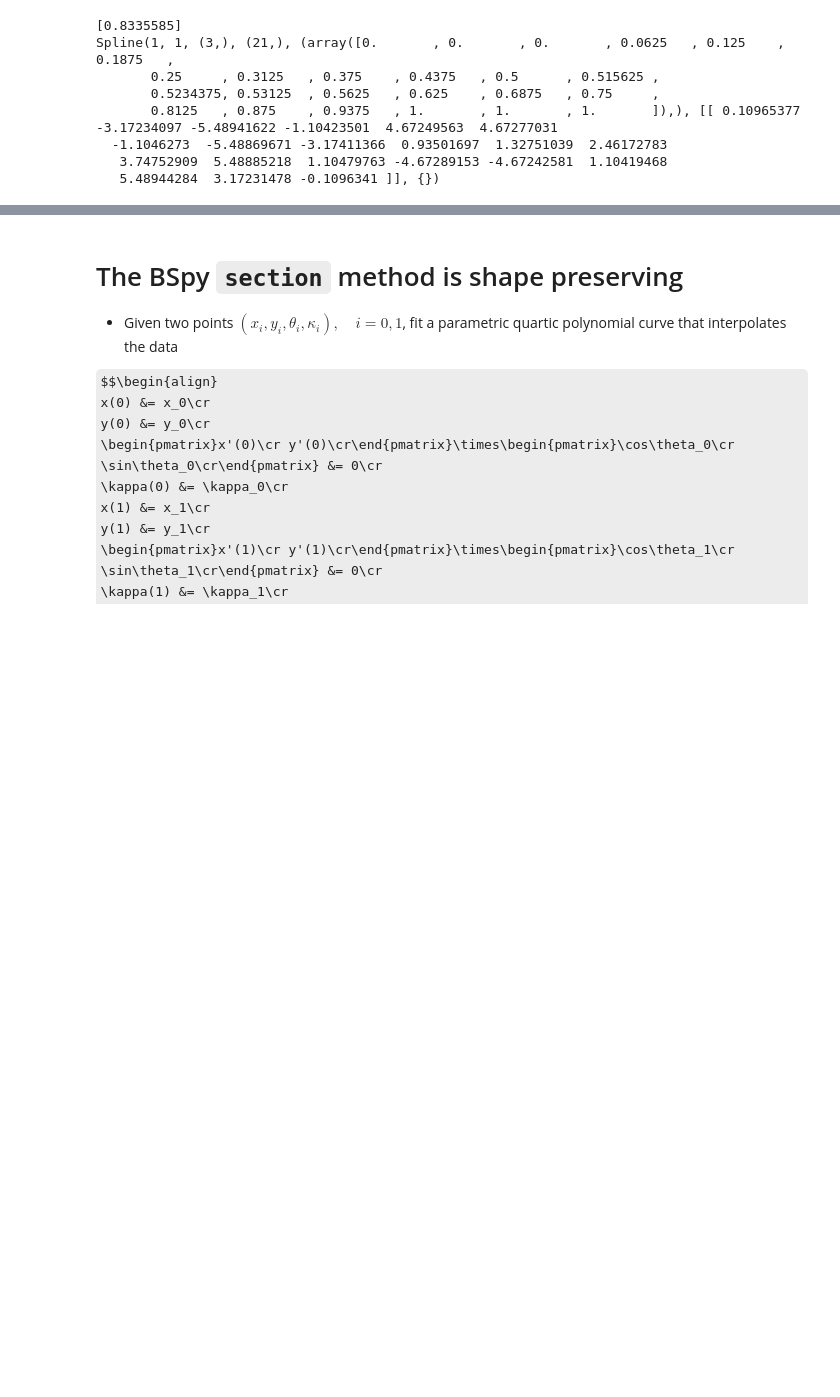
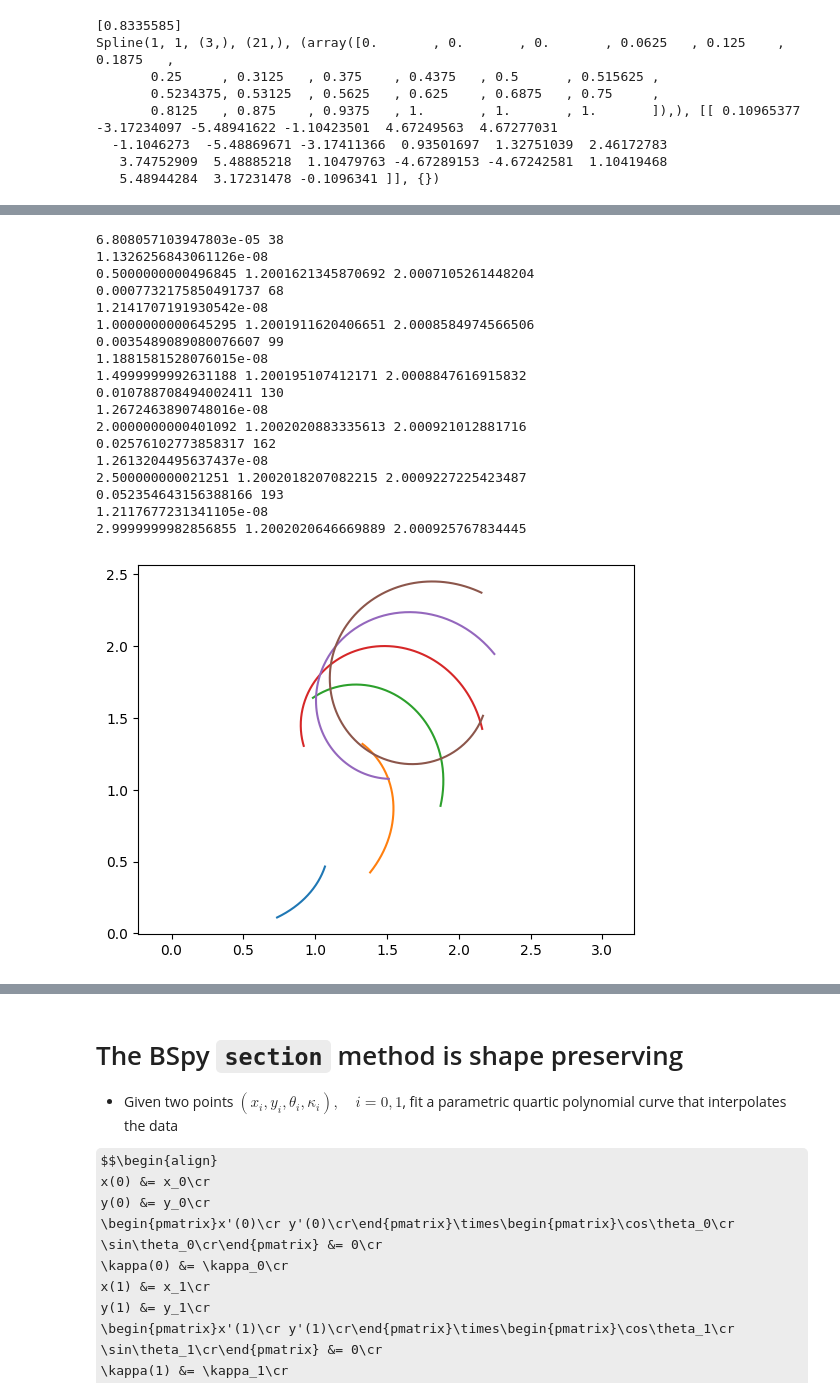
Before and after one commit to ericbrec/BSpy, a Jupyter notebook: examples/BSpy_Introduction.ipynb, the cells around one changed output, grey strips where cells are left out. Cells and saved outputs as stored; diff of their text form; code cells hidden in the pictures; some formulas as TeX source; blank space fills up the shorter version.

```diff
--- a/examples/BSpy_Introduction.ipynb
+++ b/examples/BSpy_Introduction.ipynb
@@ -157,0 +184,31 @@ viewer.mainloop()
+# %%
+kappa0 = 1.2
+kappa1 = 2.0
+tPlot = np.linspace(0.0, 1.0, 201)
+for length in [0.5, 1.0, 1.5, 2.0, 2.5, 3.0]:
+    clothoid = bspy.Spline.clothoid(kappa0, kappa1, length, 1.0e-8)
+    xPlot, yPlot = clothoid(tPlot)
+    plt.plot(xPlot, yPlot, label = f'length = {length}')
+    print(clothoid.integral(), clothoid.curvature(0.0), clothoid.curvature(1.0))
+plt.axis('equal')
+plt.show()
+# %% [output]
+6.808057103947803e-05 38
+1.1326256843061126e-08
+0.5000000000496845 1.2001621345870692 2.0007105261448204
+0.0007732175850491737 68
+1.2141707191930542e-08
+1.0000000000645295 1.2001911620406651 2.0008584974566506
+0.0035489089080076607 99
+1.1881581528076015e-08
+1.4999999992631188 1.200195107412171 2.0008847616915832
+0.010788708494002411 130
+1.2672463890748016e-08
+2.0000000000401092 1.2002020883335613 2.000921012881716
+0.02576102773858317 162
+1.2613204495637437e-08
+2.500000000021251 1.2002018207082215 2.0009227225423487
+0.052354643156388166 193
+1.2117677231341105e-08
+2.9999999982856855 1.2002020646669889 2.000925767834445
+[figure, added]
```
Also changed, not shown: parts of 27 cells of this notebook, 2 other files.
